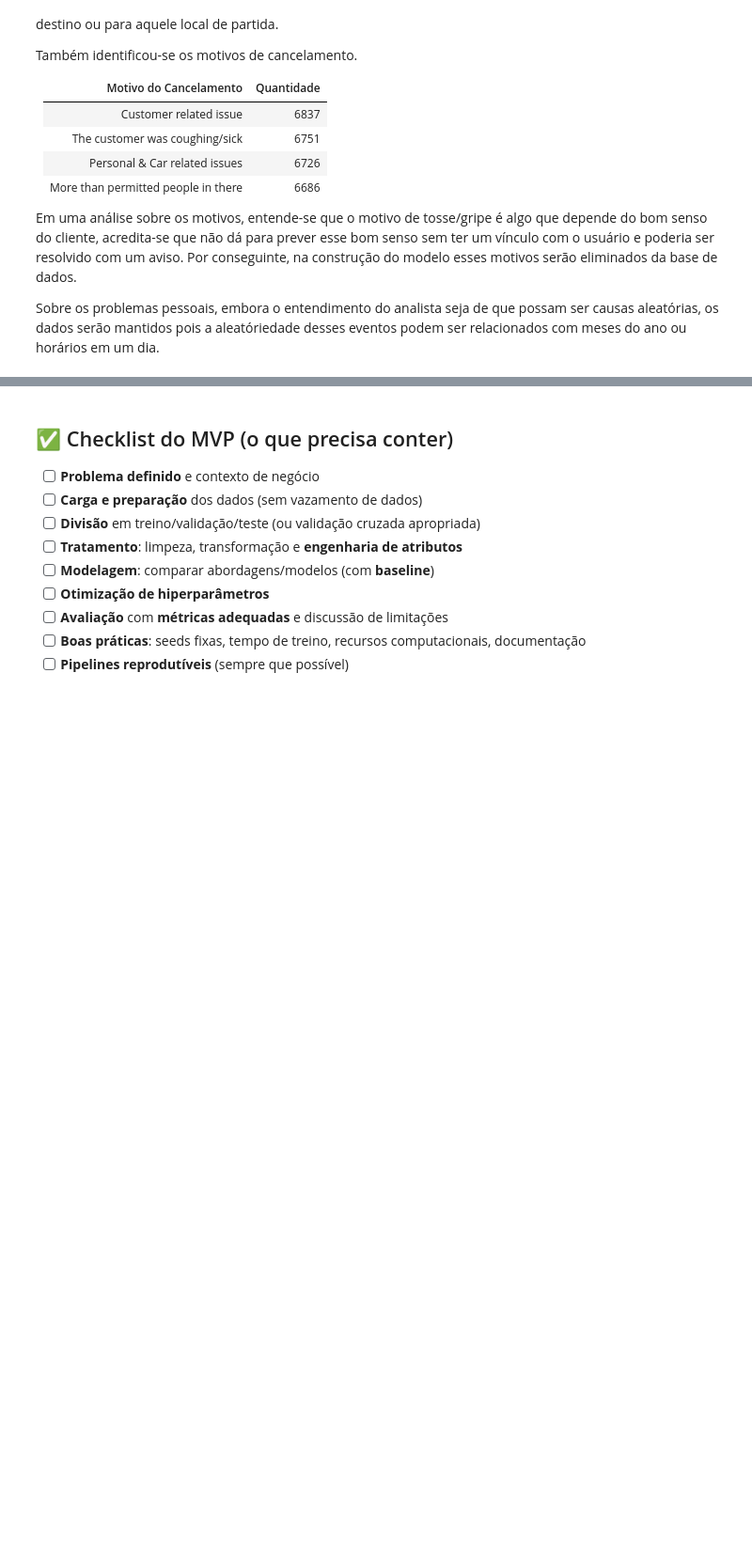
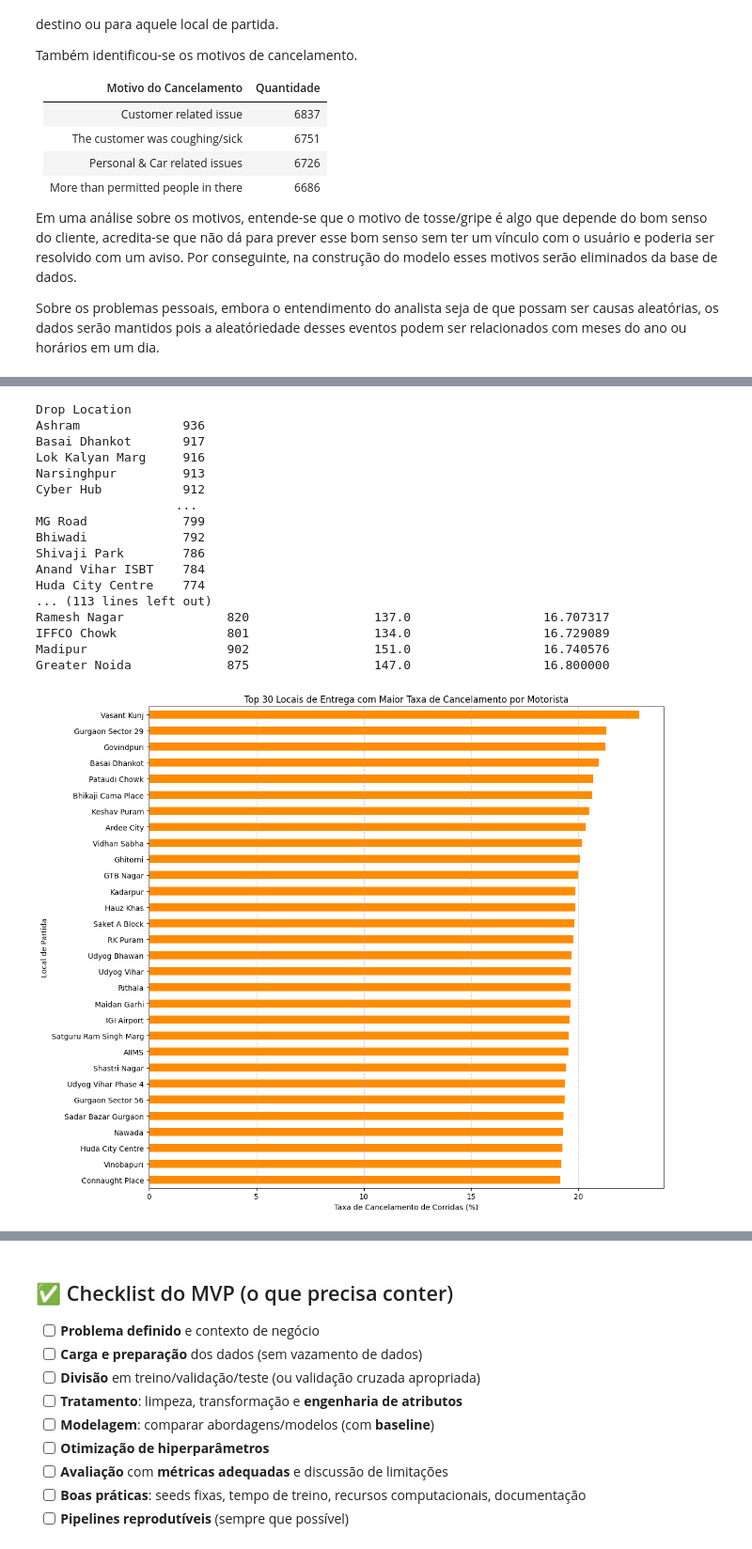
Before and after one commit to enakirimoto/Machine-Learning-and-Analytics, a Jupyter notebook: Projeto_Eric_MVP_ML_&_Analytics.ipynb, the cells around one changed output, grey strips where cells are left out. Shown at 94% size. Cells and saved outputs as stored; diff of their text form; code cells hidden in the pictures; blank space fills up the shorter version.

```diff
--- a/Projeto_Eric_MVP_ML_&_Analytics.ipynb
+++ b/Projeto_Eric_MVP_ML_&_Analytics.ipynb
@@ -348,0 +354,52 @@ Name: count, dtype: int64
+# %%
+# Entendendo a quantidade de locais para identificar se há algum que não teve cancelamentos
+print(df['Drop Location'].value_counts())
+
+#Criando outros dataframes para não afetar o original
+df_calc2 = df.copy()
+df_calc2 = df_calc2.fillna(0)
+print(df_calc2['Cancelled Rides by Driver'].value_counts())
+
+#Tratando os dados para plotar os 30 locais com mais cancelamentos em lista e em gráfico
+location_stats2 = df_calc2.groupby('Drop Location').agg(
+    total_rides=('Booking ID', 'count'),
+    driver_cancellations=('Cancelled Rides by Driver', 'sum')
+)
+print(location_stats2)
+significant_locations2 = location_stats2.copy()
+significant_locations2['cancellation_rate_percent'] =  (significant_locations2['driver_cancellations'] / significant_locations2['total_rides']) * 100
+#print(significant_locations)
+plt.figure(figsize=(12, 10))
+top_30_locations2 = significant_locations2.nlargest(30, 'cancellation_rate_percent')
+top_30_locations2['cancellation_rate_percent'].sort_values(ascending=True).plot(kind='barh', color='darkorange')
+print(top_30_locations2)
+
+
+plt.title('Top 30 Locais de Entrega com Maior Taxa de Cancelamento por Motorista')
+plt.xlabel('Taxa de Cancelamento de Corridas (%)')
+plt.ylabel('Local de Partida')
+plt.grid(axis='x', linestyle='--', alpha=0.6)
+plt.tight_layout()
+
+#Plotando os 30 locais com menos cancelamentos para entender a faixa de cancelamento.
+top2_30_locations2 = significant_locations2.nsmallest(30, 'cancellation_rate_percent')
+print(top2_30_locations2)
+# %% [output]
+Drop Location
+Ashram              936
+Basai Dhankot       917
+Lok Kalyan Marg     916
+Narsinghpur         913
+Cyber Hub           912
+                   ...
+MG Road             799
+Bhiwadi             792
+Shivaji Park        786
+Anand Vihar ISBT    784
+Huda City Centre    774
+... (113 lines left out)
+Ramesh Nagar              820                 137.0                  16.707317
+IFFCO Chowk               801                 134.0                  16.729089
+Madipur                   902                 151.0                  16.740576
+Greater Noida             875                 147.0                  16.800000
+[figure, added]
```
Also changed, not shown: parts of 4 cells of this notebook.
